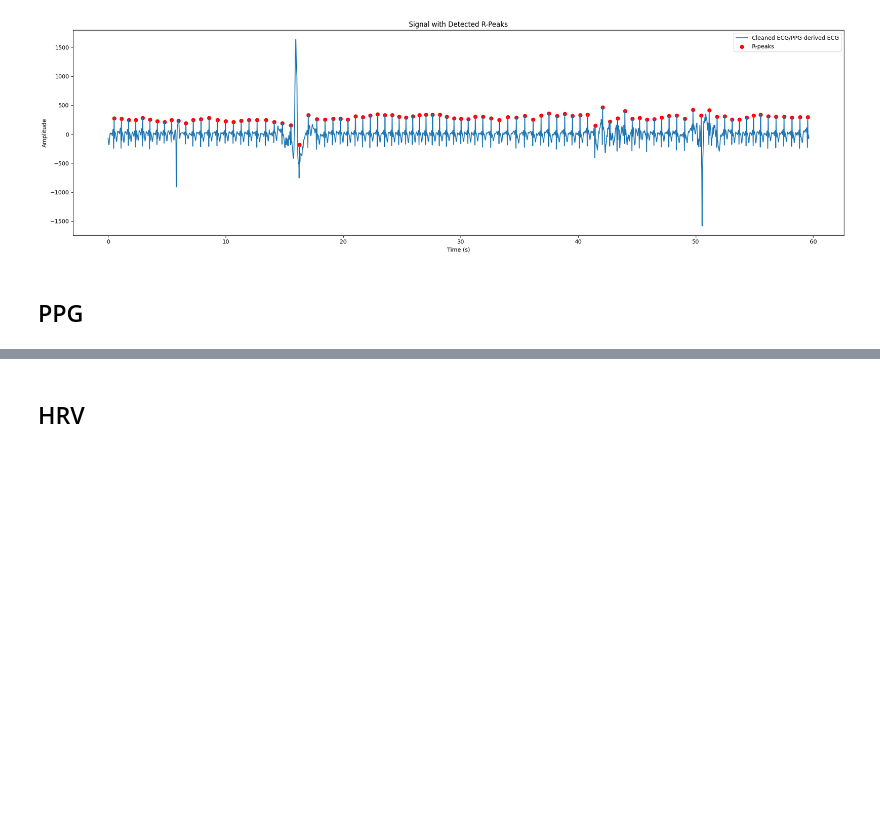
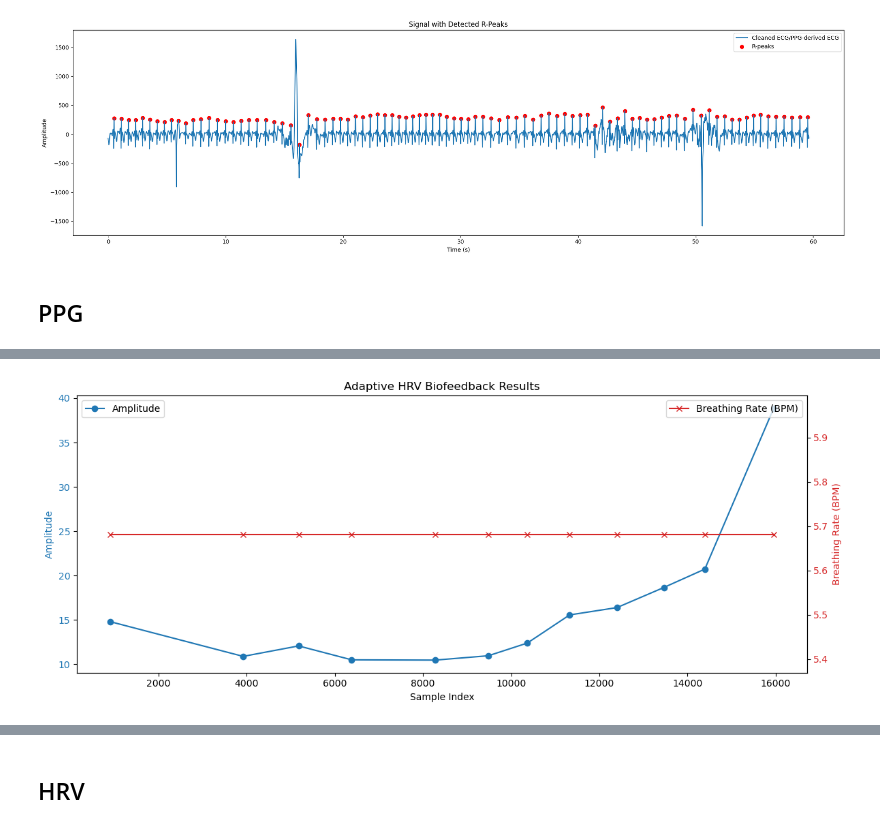
Before and after one commit to ConnorIrvine/Capstone, a Jupyter notebook: python_code/sensor_to_hrv/hrv.ipynb, the cells around one changed output, grey strips where cells are left out. Cells and saved outputs as stored; diff of their text form; code cells hidden in the pictures; blank space fills up the shorter version.

```diff
--- a/python_code/sensor_to_hrv/hrv.ipynb
+++ b/python_code/sensor_to_hrv/hrv.ipynb
@@ -84,0 +230,33 @@ nk.ppg_plot(signals, info)
+# %%
+# Visualize feedback results from AdaptiveHRVBiofeedback
+import matplotlib.pyplot as plt
+import numpy as np
+
+if feedback_results:
+    indices = [item['index'] for item in feedback_results]
+    amplitudes = [item['amplitude'] for item in feedback_results]
+    breathing_rates = [item['breathing_rate_bpm'] for item in feedback_results]
+
+    fig, ax1 = plt.subplots(figsize=(12, 5))
+
+    color = 'tab:blue'
+    ax1.set_xlabel('Sample Index')
+    ax1.set_ylabel('Amplitude', color=color)
+    ax1.plot(indices, amplitudes, color=color, marker='o', label='Amplitude')
+    ax1.tick_params(axis='y', labelcolor=color)
+    ax1.legend(loc='upper left')
+
+    ax2 = ax1.twinx()
+    color = 'tab:red'
+    ax2.set_ylabel('Breathing Rate (BPM)', color=color)
+    ax2.plot(indices, breathing_rates, color=color, marker='x', label='Breathing Rate (BPM)')
+    ax2.tick_params(axis='y', labelcolor=color)
+    ax2.legend(loc='upper right')
+
+    plt.title('Adaptive HRV Biofeedback Results')
+    plt.tight_layout()
+    plt.show()
+else:
+    print('No feedback results to visualize.')
+# %% [output]
+[figure, added]
```
Also changed, not shown: parts of 10 cells of this notebook.
